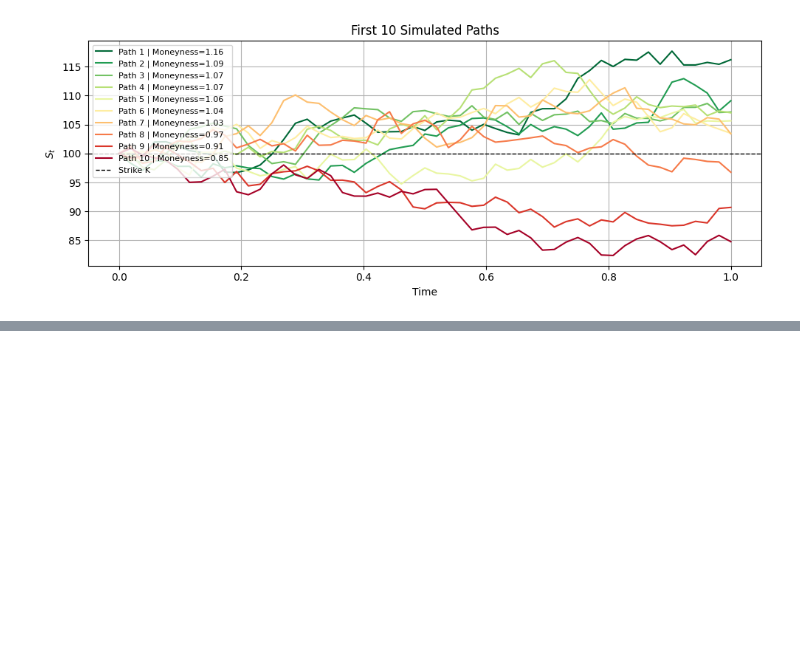
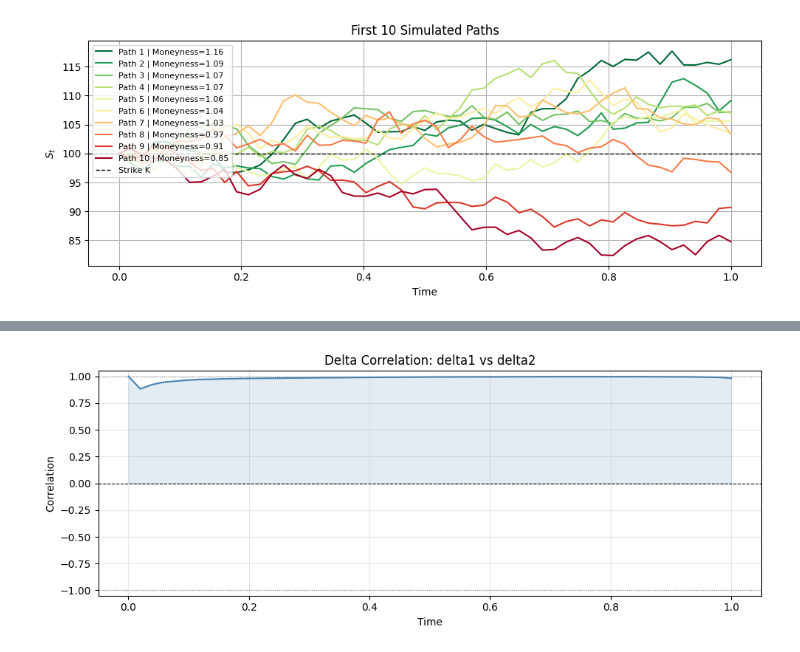
Before and after one commit to victorlabrecque/Research-Deep-Hedging-Volatility, a Jupyter notebook: Exploring_Deep_Hedging.ipynb, the cells around one changed output, grey strips where cells are left out. Saved outputs shown, nothing was run; the diff lists cells and outputs as text; code cells hidden in the pictures; blank space fills up the shorter version.

```diff
--- a/Exploring_Deep_Hedging.ipynb
+++ b/Exploring_Deep_Hedging.ipynb
@@ -383,0 +666,28 @@ plot_n_deltas(S_test, model_deltas_notc.numpy(), model_deltas_tc.numpy(), n=10,
+# %%
+def plot_correlation(delta1, delta2, label1='delta1', label2='delta2'):
+    delta1_c = delta1 - delta1.mean(axis=0)
+    delta2_c = delta2 - delta2.mean(axis=0)
+    num = (delta1_c * delta2_c).sum(axis=0)
+    denum = np.sqrt((delta1_c**2).sum(axis=0) * (delta2_c**2).sum(axis=0))
+    corr = num / denum
+
+    global T
+    time_axis = np.linspace(0, T, len(corr))
+
+    plt.figure(figsize=(10, 4))
+    plt.plot(time_axis, corr, color='steelblue', linewidth=1.5)
+    plt.axhline(0, color='black', linewidth=0.8, linestyle='--')
+    plt.axhline(1, color='gray', linewidth=0.8, linestyle=':')
+    plt.axhline(-1, color='gray', linewidth=0.8, linestyle=':')
+    plt.fill_between(time_axis, corr, 0, alpha=0.15, color='steelblue')
+    plt.ylim(-1.05, 1.05)
+    plt.xlabel('Time')
+    plt.ylabel('Correlation')
+    plt.title(f'Delta Correlation: {label1} vs {label2}')
+    plt.grid(alpha=0.3)
+    plt.tight_layout()
+    plt.show()
+# %%
+plot_correlation(bs_deltas_tc, model_deltas_tc.numpy())
+# %% [output]
+[figure, added]
```
Also changed, not shown: parts of 27 cells of this notebook.
